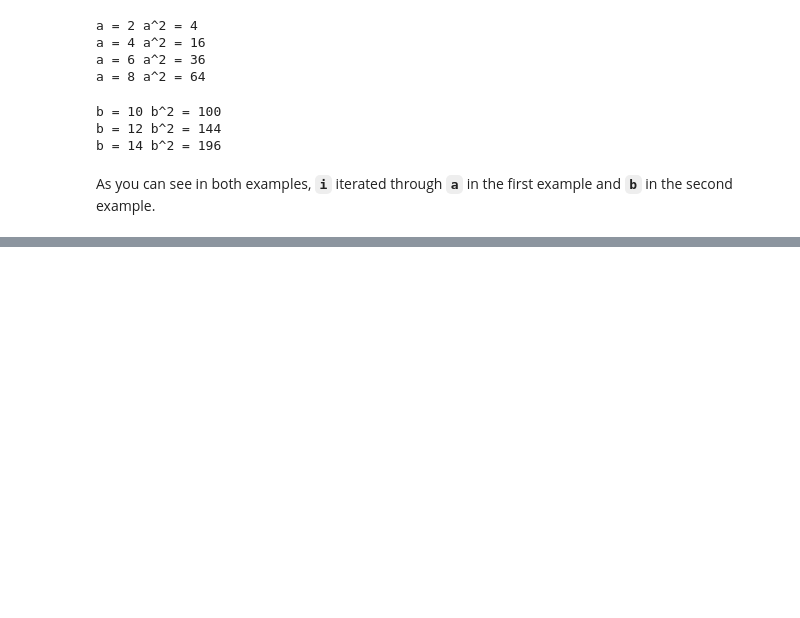
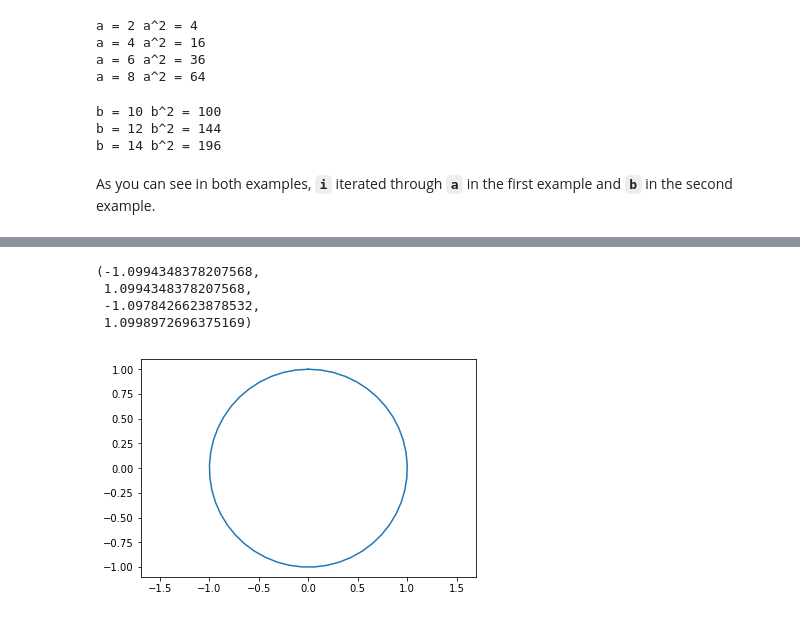
Before and after one commit to OpenChemE/CHBE241, a Jupyter notebook: Getting-started-with-jupyter.ipynb, the cells around one changed output, grey strips where cells are left out. Saved outputs shown, nothing was run; the diff lists cells and outputs as text; code cells hidden in the pictures; blank space fills up the shorter version.

```diff
--- a/Getting-started-with-jupyter.ipynb
+++ b/Getting-started-with-jupyter.ipynb
@@ -119,0 +207,12 @@
+# %%
+x = np.linspace(0,2*np.pi)
+a = np.sin(x)
+b = np.cos(x)
+plt.plot(a,b)
+plt.axis('equal')
+# %% [output]
+(-1.0994348378207568,
+ 1.0994348378207568,
+ -1.0978426623878532,
+ 1.0998972696375169)
+[figure, added]
```
Also changed, not shown: parts of 19 cells of this notebook.
